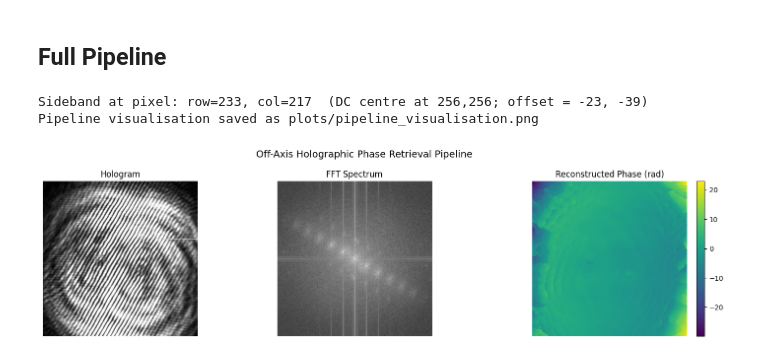
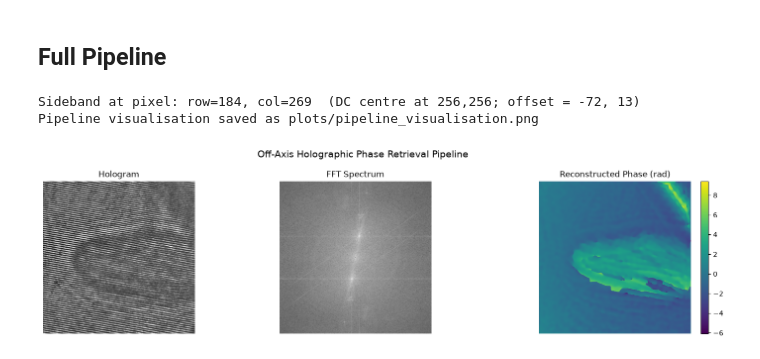
Before and after one commit to Kizito-Nmesomachukwu/IMiP_Week-3-Log_Off-Axis-Holography-Simulation, a Jupyter notebook: notebook.ipynb, the cells around one changed output. Cells and saved outputs as stored; diff of their text form; code cells hidden in the pictures.

```diff
--- a/notebook.ipynb
+++ b/notebook.ipynb
@@ -58,8 +105,8 @@ plot_phase_comparison(wrapped_phase, unwrapped_phase)
 # %% [markdown]
 ## Full Pipeline
 # %%
-results = run_pipeline("img/pattern_01.png", N=512)
+results = run_pipeline("img/fly2.bmp", N=512)
 # %% [output]
-Sideband at pixel: row=233, col=217  (DC centre at 256,256; offset = -23, -39)
+Sideband at pixel: row=184, col=269  (DC centre at 256,256; offset = -72, 13)
 Pipeline visualisation saved as plots/pipeline_visualisation.png
-[figure, old version]
+[figure, new version]
```
Also changed, not shown: parts of 6 cells of this notebook, 7 other files.
